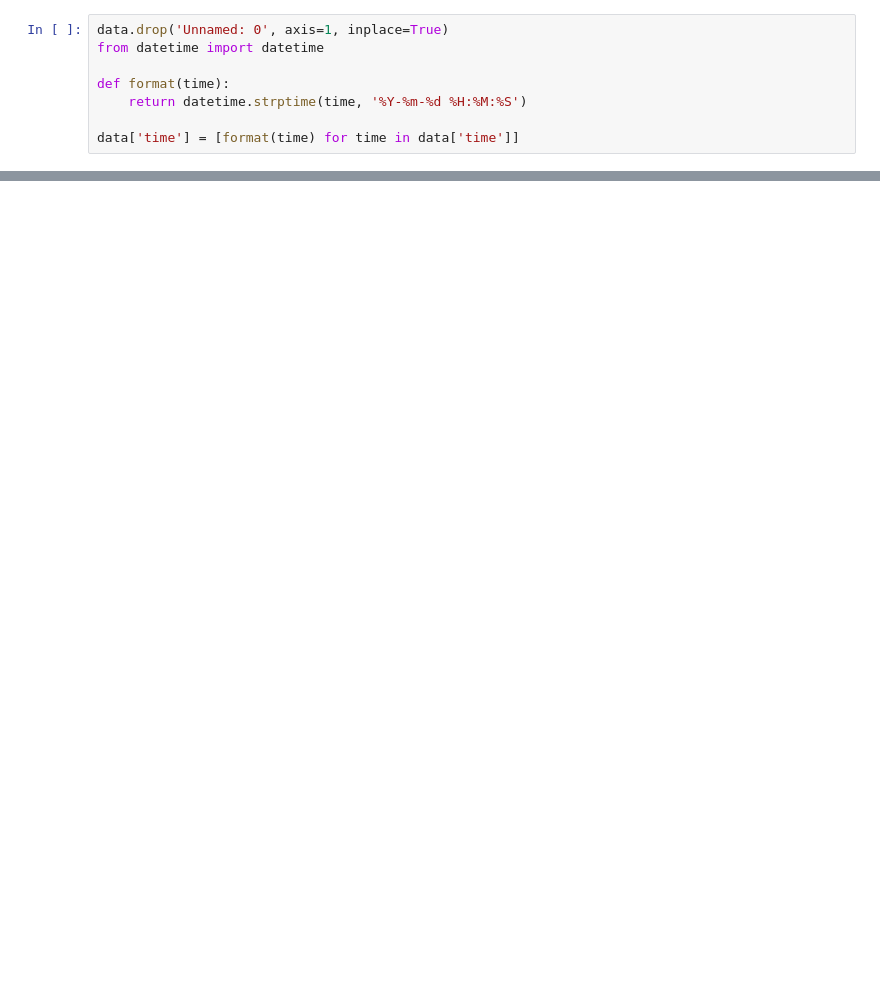
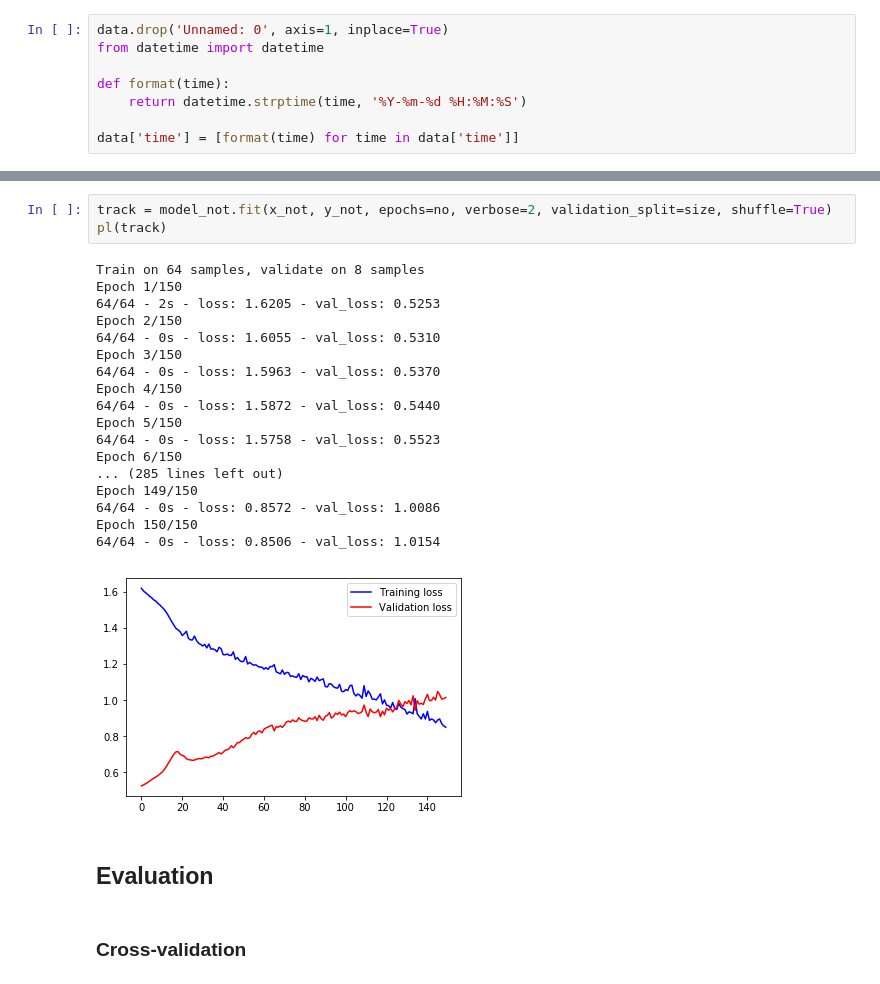
Before and after one commit to WyattMeehan/M3, a Jupyter notebook: src/DataAnalysis/monitor.ipynb, the cells around one changed output, grey strips where cells are left out. Saved outputs shown, nothing was run; the diff lists cells and outputs as text; blank space fills up the shorter version.

```diff
--- a/src/DataAnalysis/monitor.ipynb
+++ b/src/DataAnalysis/monitor.ipynb
@@ -47,0 +185,26 @@ plt.savefig('Anjali2.jpg', dpi=1200, bbox_inches = 'tight')
+# %%
+track = model_not.fit(x_not, y_not, epochs=no, verbose=2, validation_split=size, shuffle=True)
+pl(track)
+# %% [output]
+Train on 64 samples, validate on 8 samples
+Epoch 1/150
+64/64 - 2s - loss: 1.6205 - val_loss: 0.5253
+Epoch 2/150
+64/64 - 0s - loss: 1.6055 - val_loss: 0.5310
+Epoch 3/150
+64/64 - 0s - loss: 1.5963 - val_loss: 0.5370
+Epoch 4/150
+64/64 - 0s - loss: 1.5872 - val_loss: 0.5440
+Epoch 5/150
+64/64 - 0s - loss: 1.5758 - val_loss: 0.5523
+Epoch 6/150
+... (285 lines left out)
+Epoch 149/150
+64/64 - 0s - loss: 0.8572 - val_loss: 1.0086
+Epoch 150/150
+64/64 - 0s - loss: 0.8506 - val_loss: 1.0154
+[figure, added]
+# %% [markdown]
+## Evaluation
+# %% [markdown]
+### Cross-validation
```
Also changed, not shown: parts of 47 cells of this notebook, 1 other file.
